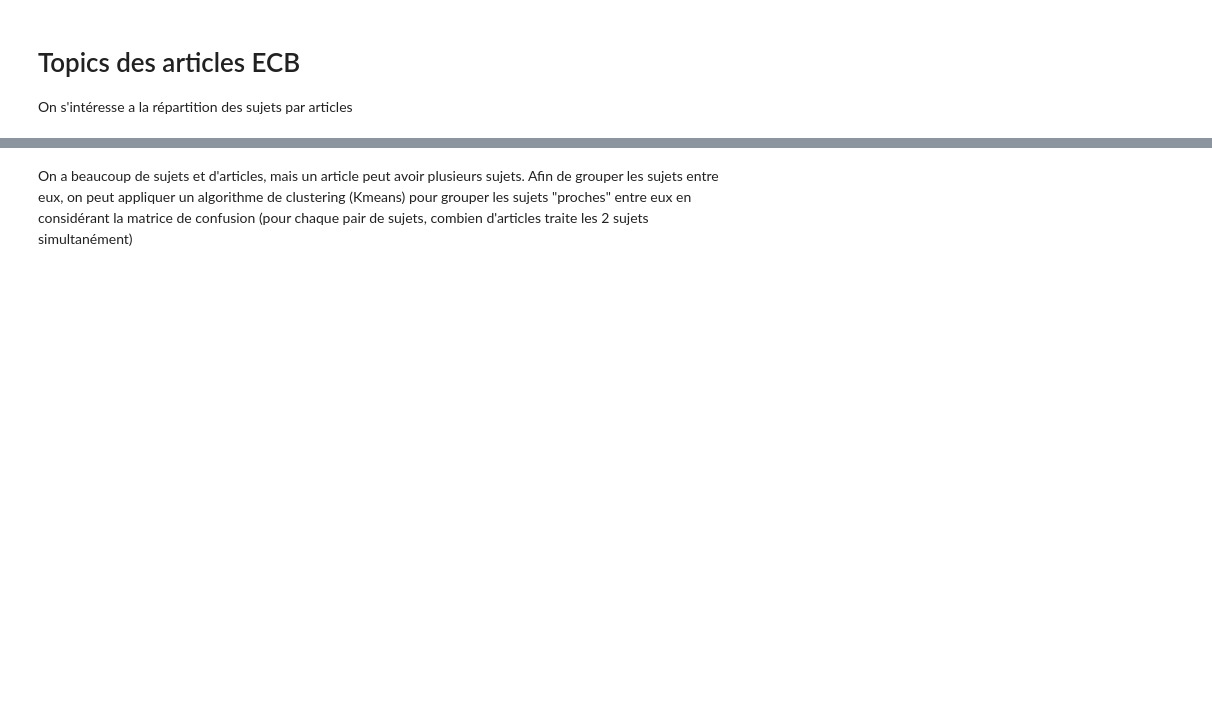
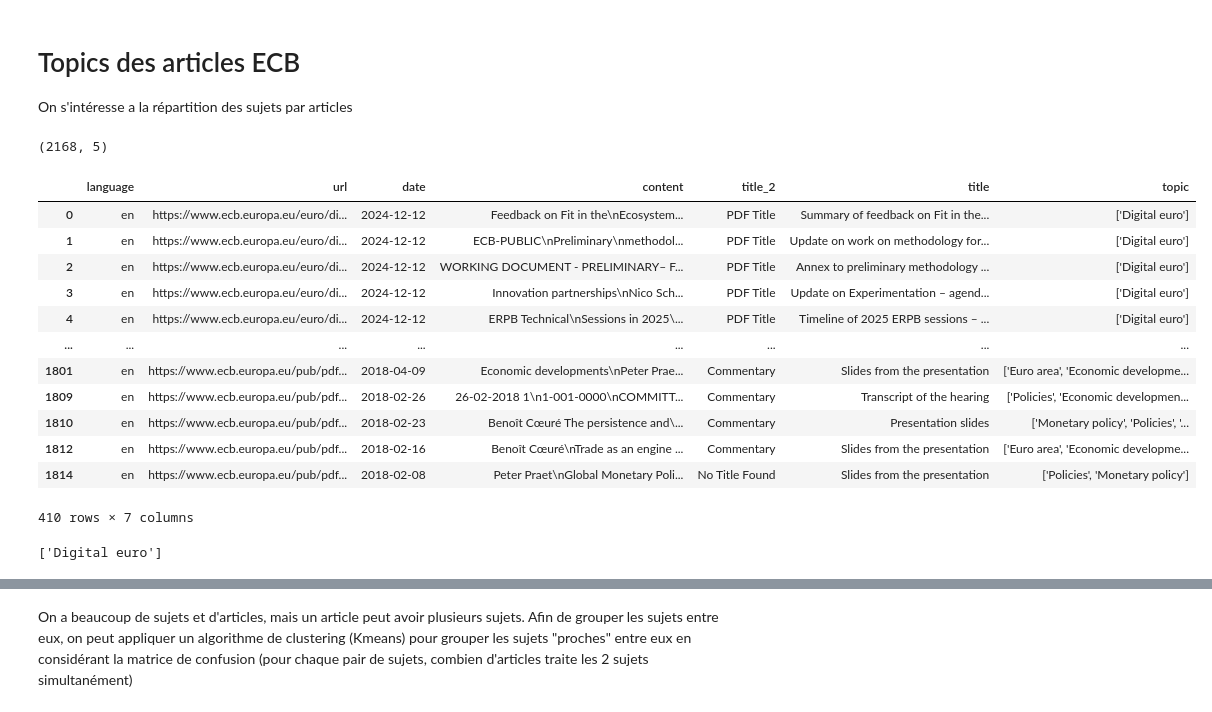
Before and after one commit to QMoayedpour/ML_fin_project, a Jupyter notebook: data_analysis.ipynb, the cells around one changed output, grey strips where cells are left out. Drawn from its saved outputs; the diff is of its cells as text; code cells hidden in the pictures; blank space fills up the shorter version.

```diff
--- a/data_analysis.ipynb
+++ b/data_analysis.ipynb
@@ -10,6 +13,36 @@ warnings.filterwarnings("ignore")
 # Topics des articles ECB
 
 On s'intéresse a la répartition des sujets par articles
+# %%
+df_topic = pd.read_csv("./data/df_topics_large.csv")
+# %%
+df_texte = pd.read_parquet("./data/ecb_press.parquet")
+# %%
+df_texte.shape
+# %% [output]
+(2168, 5)
+# %%
+df_3 = df_texte.merge(df_topic[["url", "title", "topic"]], on="url", how="left").drop_duplicates(subset="url")
+# %%
+df_3[df_3["topic"].isna()==0]
+# %% [output]
+|  | language | url | date | content | title_2 | title | topic |
+| 0 | en | https://www.ecb.europa.eu/euro/di... | 2024-12-12 | Feedback on Fit in the\nEcosystem... | PDF Title | Summary of feedback on Fit in the... | ['Digital euro'] |
+| 1 | en | https://www.ecb.europa.eu/euro/di... | 2024-12-12 | ECB-PUBLIC\nPreliminary\nmethodol... | PDF Title | Update on work on methodology for... | ['Digital euro'] |
+| 2 | en | https://www.ecb.europa.eu/euro/di... | 2024-12-12 | WORKING DOCUMENT - PRELIMINARY– F... | PDF Title | Annex to preliminary methodology ... | ['Digital euro'] |
+| 3 | en | https://www.ecb.europa.eu/euro/di... | 2024-12-12 | Innovation partnerships\nNico Sch... | PDF Title | Update on Experimentation – agend... | ['Digital euro'] |
+| 4 | en | https://www.ecb.europa.eu/euro/di... | 2024-12-12 | ERPB Technical\nSessions in 2025\... | PDF Title | Timeline of 2025 ERPB sessions – ... | ['Digital euro'] |
+| ... | ... | ... | ... | ... | ... | ... | ... |
+| 1801 | en | https://www.ecb.europa.eu/pub/pdf... | 2018-04-09 | Economic developments\nPeter Prae... | Commentary | Slides from the presentation | ['Euro area', 'Economic developme... |
+| 1809 | en | https://www.ecb.europa.eu/pub/pdf... | 2018-02-26 | 26-02-2018 1\n1-001-0000\nCOMMITT... | Commentary | Transcript of the hearing | ['Policies', 'Economic developmen... |
+| 1810 | en | https://www.ecb.europa.eu/pub/pdf... | 2018-02-23 | Benoît Cœuré The persistence and\... | Commentary | Presentation slides | ['Monetary policy', 'Policies', '... |
+| 1812 | en | https://www.ecb.europa.eu/pub/pdf... | 2018-02-16 | Benoît Cœuré\nTrade as an engine ... | Commentary | Slides from the presentation | ['Euro area', 'Economic developme... |
+| 1814 | en | https://www.ecb.europa.eu/pub/pdf... | 2018-02-08 | Peter Praet\nGlobal Monetary Poli... | No Title Found | Slides from the presentation | ['Policies', 'Monetary policy'] |
+410 rows × 7 columns
 # %%
 df = pd.read_csv("df_topic_title.csv", index_col="date", parse_dates=True)
 df["topic"] = df["topic"].apply(ast.literal_eval)
+# %%
+df["topic"].iloc[0]
+# %% [output]
+['Digital euro']
```
Also changed, not shown: parts of 22 cells of this notebook.
